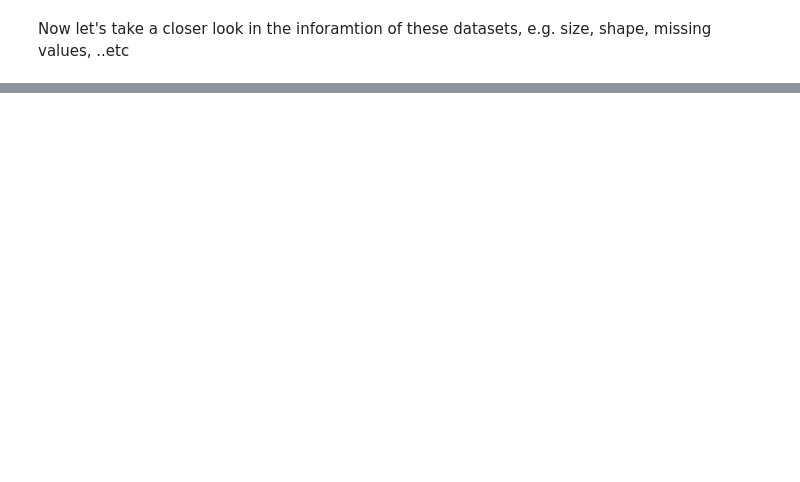
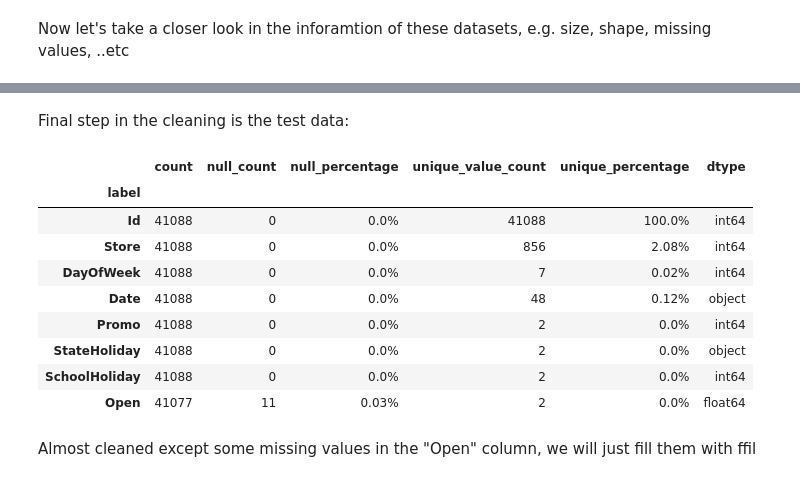
Before and after one commit to rafaesam/pharmaceutical_sales_prediction, a Jupyter notebook: notebooks/preprocessing_data.ipynb, the cells around one changed output, grey strips where cells are left out. Saved outputs shown, nothing was run; the diff lists cells and outputs as text; code cells hidden in the pictures; blank space fills up the shorter version.

```diff
--- a/notebooks/preprocessing_data.ipynb
+++ b/notebooks/preprocessing_data.ipynb
@@ -16,9 +21,8 @@ pd.set_option('display.max_colwidth', None)
 pd.set_option('expand_frame_repr', False)
 pd.set_option('display.float_format', '{:.2f}'.format)
 # %%
-#missing_values = ["n/a", "na", "undefined", float(np.nan)]
 df_store = pd.read_csv('../data/store.csv')
-df_sample = pd.read_csv('../data/test.csv')
+df_test = pd.read_csv('../data/test.csv')
 df_train = pd.read_csv('../data/train.csv')
 # %% [markdown]
 We already have a brief description of fields in our dataset:
@@ -47,0 +216,18 @@ df_test.info()
+# %% [markdown]
+Final step in the cleaning is the test data:
+# %%
+test_overview = DfOverview(df_test)
+test_overview.getOverview()
+# %% [output]
+|  | count | null_count | null_percentage | unique_value_count | unique_percentage | dtype |
+| label |  |  |  |  |  |  |
+| Id | 41088 | 0 | 0.0% | 41088 | 100.0% | int64 |
+| Store | 41088 | 0 | 0.0% | 856 | 2.08% | int64 |
+| DayOfWeek | 41088 | 0 | 0.0% | 7 | 0.02% | int64 |
+| Date | 41088 | 0 | 0.0% | 48 | 0.12% | object |
+| Promo | 41088 | 0 | 0.0% | 2 | 0.0% | int64 |
+| StateHoliday | 41088 | 0 | 0.0% | 2 | 0.0% | object |
+| SchoolHoliday | 41088 | 0 | 0.0% | 2 | 0.0% | int64 |
+| Open | 41077 | 11 | 0.03% | 2 | 0.0% | float64 |
+# %% [markdown]
+Almost cleaned except some missing values in the "Open" column, we will just fill them with ffil
```
Also changed, not shown: parts of 30 cells of this notebook, 1 other file.
